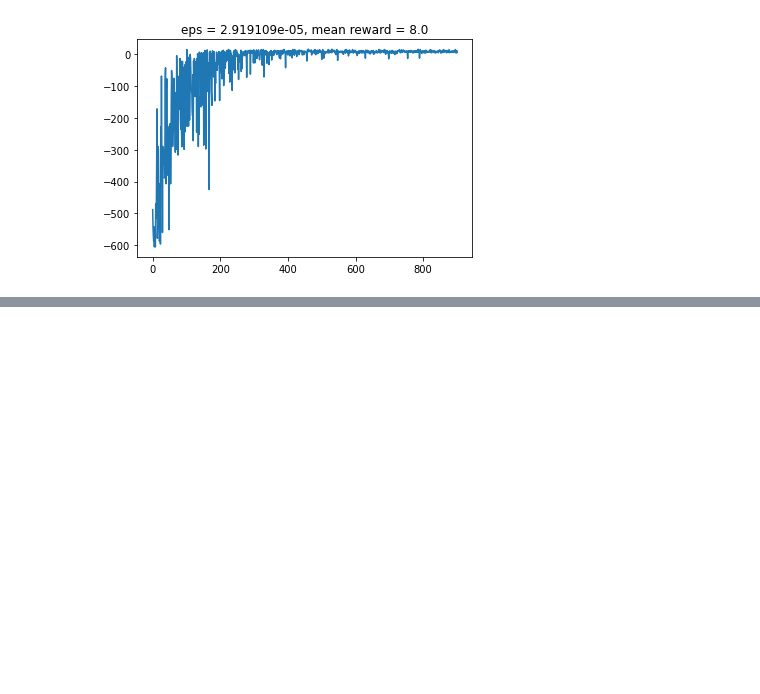
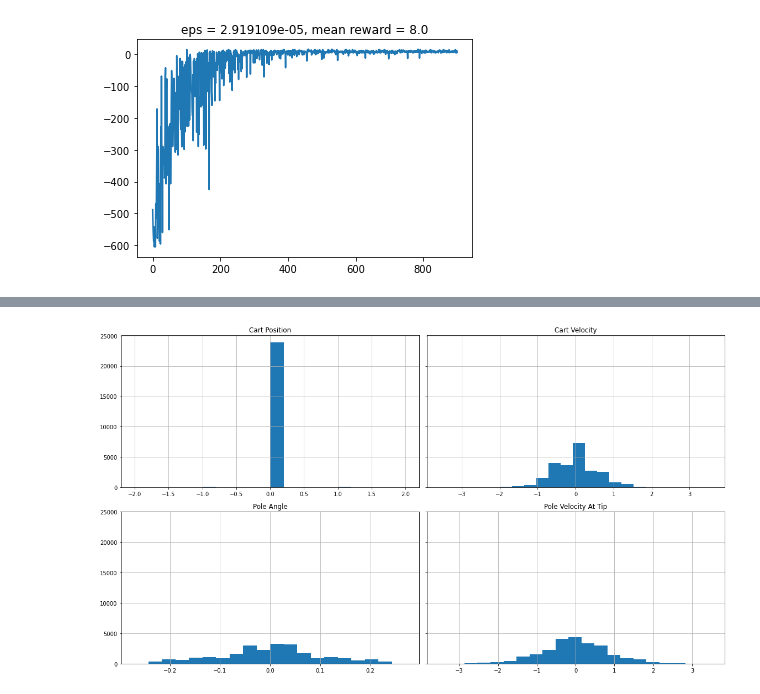
Before and after one commit to Dikshuy/Practical-RL, a Jupyter notebook: week3_model_free/q_learning.ipynb, the cells around one changed output, grey strips where cells are left out. Cells and saved outputs as stored; diff of their text form; code cells hidden in the pictures; blank space fills up the shorter version.

```diff
--- a/week3_model_free/q_learning.ipynb
+++ b/week3_model_free/q_learning.ipynb
@@ -195,0 +246,29 @@ for i in range(1000):
+# %%
+from gym.core import ObservationWrapper
+
+
+class Binarizer(ObservationWrapper):
+    def observation(self, state):
+        # Hint: you can do that with round(x, n_digits).
+        # You may pick a different n_digits for each dimension.
+        state[0] = np.round(state[0], 0)
+        state[1] = np.round(state[1], 1)
+        state[2] = np.round(state[2], 2)
+        state[3] = np.round(state[3], 1)
+        return tuple(state)
+# %%
+env = Binarizer(make_env())
+# %%
+seen_observations = []
+for _ in range(1000):
+    seen_observations.append(env.reset())
+    done = False
+    while not done:
+        s, r, done, _ = env.step(env.action_space.sample())
+        seen_observations.append(s)
+        if done:
+            break
+
+visualize_cartpole_observation_distribution(seen_observations)
+# %% [output]
+[figure, added]
```
Also changed, not shown: parts of 11 cells of this notebook.
